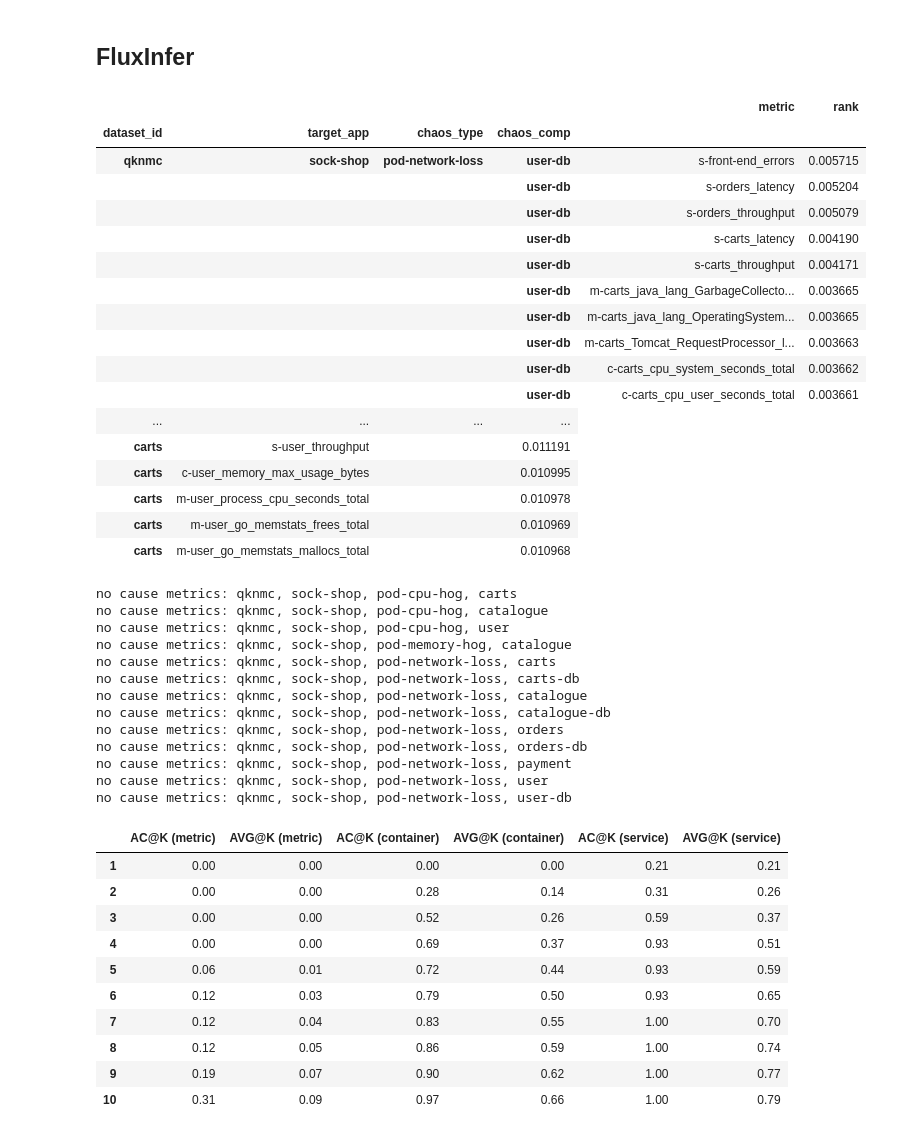
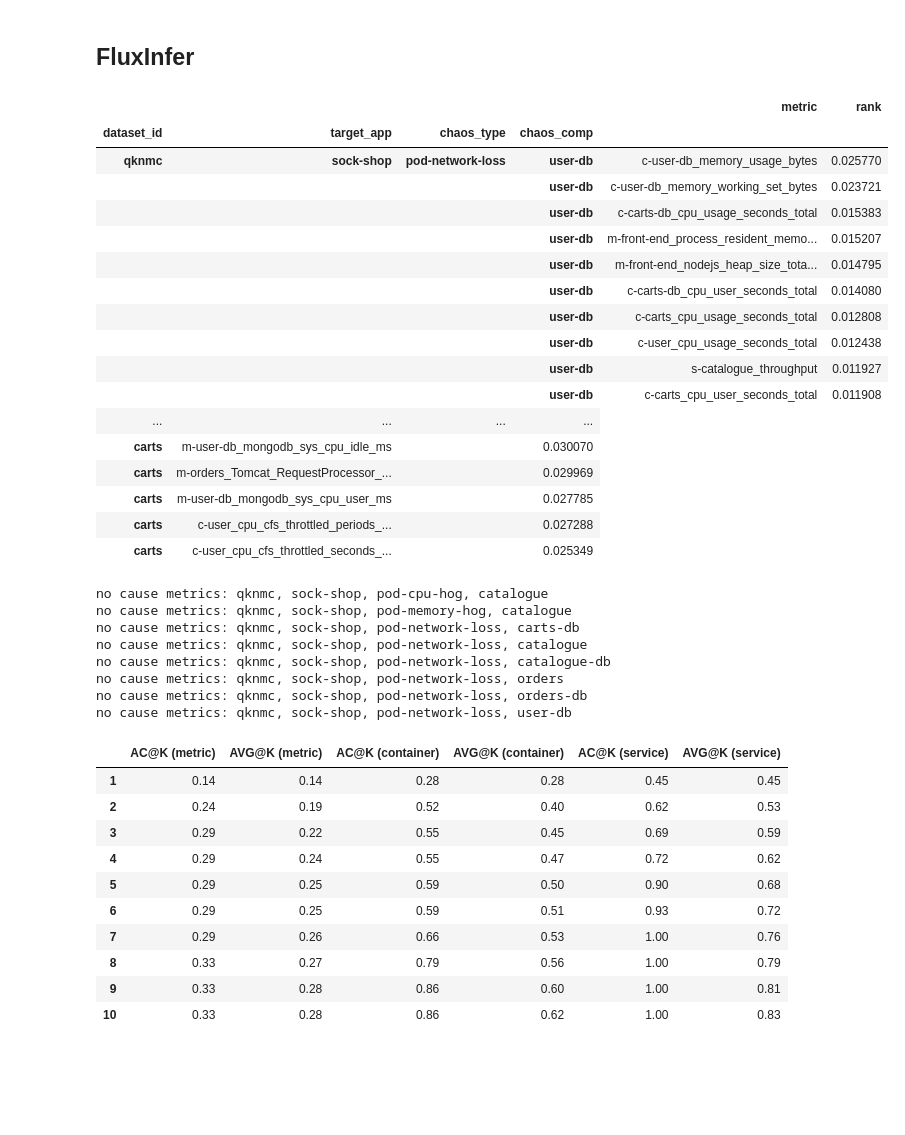
Before and after one commit to XuRepository/meltria-analyzer, a Jupyter notebook: notebooks/fluxinfer_rca2_sockshop.ipynb, the cells around one changed output. Saved outputs shown, nothing was run; the diff lists cells and outputs as text; code cells hidden in the pictures; blank space fills up the shorter version.

```diff
--- a/notebooks/fluxinfer_rca2_sockshop.ipynb
+++ b/notebooks/fluxinfer_rca2_sockshop.ipynb
@@ -84,32 +84,32 @@ prs = joblib.Parallel(n_jobs=-1)(joblib.delayed(nx.pagerank)(wudg, alpha=0.85) f
 # %%
 _records = []
 for pr, (record, _, _, _) in zip(prs, datasets_fluxrank_max_cluster):
-    for metric_name, rank in  pr.items():
-        _records.append((DATASET_ID, record.target_app(), record.chaos_type(), record.chaos_comp(), str(metric_name), rank))
+    for metric_name, rank in pr.items():
+        _records.append((DATASET_ID, record.target_app(), record.chaos_type(), record.chaos_comp(), str(metric_name), record.data_df[str(metric_name)].values, rank))
 
-ranked_df = pd.DataFrame(_records, columns=["dataset_id", "target_app", "chaos_type", "chaos_comp", "metric", "rank"])
-sorted_results_df = ranked_df.query("not metric.str.startswith('n-')", engine='python').sort_values(["dataset_id", "target_app", "chaos_type", "chaos_comp", "rank"], ascending=False).groupby(["dataset_id", "target_app", "chaos_type", "chaos_comp"])
+ranked_df = pd.DataFrame(_records, columns=["dataset_id", "target_app", "chaos_type", "chaos_comp", "metric", "time_series", "rank"])
+sorted_results_df = ranked_df.query("not metric.str.startswith('n-')", engine='python').loc[:, ranked_df.columns != "time_series"].dropna(subset=["rank"]).sort_values(["dataset_id", "target_app", "chaos_type", "chaos_comp", "rank"], ascending=False).groupby(["dataset_id", "target_app", "chaos_type", "chaos_comp"])
 with pd.option_context("display.max_rows", None, "display.max_columns", None, "display.max_colwidth", None):
     display(sorted_results_df.head(n=10).set_index(["dataset_id", "target_app", "chaos_type", "chaos_comp"]))
 # %% [output]
 |  |  |  |  | metric | rank |
 | dataset_id | target_app | chaos_type | chaos_comp |  |  |
-| qknmc | sock-shop | pod-network-loss | user-db | s-front-end_errors | 0.005715 |
-|  |  |  | user-db | s-orders_latency | 0.005204 |
-|  |  |  | user-db | s-orders_throughput | 0.005079 |
-|  |  |  | user-db | s-carts_latency | 0.004190 |
-|  |  |  | user-db | s-carts_throughput | 0.004171 |
-|  |  |  | user-db | m-carts_java_lang_GarbageCollecto... | 0.003665 |
-|  |  |  | user-db | m-carts_java_lang_OperatingSystem... | 0.003665 |
-|  |  |  | user-db | m-carts_Tomcat_RequestProcessor_l... | 0.003663 |
-|  |  |  | user-db | c-carts_cpu_system_seconds_total | 0.003662 |
-|  |  |  | user-db | c-carts_cpu_user_seconds_total | 0.003661 |
+| qknmc | sock-shop | pod-network-loss | user-db | c-user-db_memory_usage_bytes | 0.025770 |
+|  |  |  | user-db | c-user-db_memory_working_set_bytes | 0.023721 |
+|  |  |  | user-db | c-carts-db_cpu_usage_seconds_total | 0.015383 |
+|  |  |  | user-db | m-front-end_process_resident_memo... | 0.015207 |
+|  |  |  | user-db | m-front-end_nodejs_heap_size_tota... | 0.014795 |
+|  |  |  | user-db | c-carts-db_cpu_user_seconds_total | 0.014080 |
+|  |  |  | user-db | c-carts_cpu_usage_seconds_total | 0.012808 |
+|  |  |  | user-db | c-user_cpu_usage_seconds_total | 0.012438 |
+|  |  |  | user-db | s-catalogue_throughput | 0.011927 |
+|  |  |  | user-db | c-carts_cpu_user_seconds_total | 0.011908 |
 | ... | ... | ... | ... |
-| carts | s-user_throughput |  | 0.011191 |
-| carts | c-user_memory_max_usage_bytes |  | 0.010995 |
-| carts | m-user_process_cpu_seconds_total |  | 0.010978 |
-| carts | m-user_go_memstats_frees_total |  | 0.010969 |
-| carts | m-user_go_memstats_mallocs_total |  | 0.010968 |
+| carts | m-user-db_mongodb_sys_cpu_idle_ms |  | 0.030070 |
+| carts | m-orders_Tomcat_RequestProcessor_... |  | 0.029969 |
+| carts | m-user-db_mongodb_sys_cpu_user_ms |  | 0.027785 |
+| carts | c-user_cpu_cfs_throttled_periods_... |  | 0.027288 |
+| carts | c-user_cpu_cfs_throttled_seconds_... |  | 0.025349 |
 # %%
 from itertools import chain
 
@@ -200,27 +200,22 @@ with pd.option_context("display.max_rows", None, "display.max_columns", None, "d
         ], axis=1)
     )
 # %% [output]
-no cause metrics: qknmc, sock-shop, pod-cpu-hog, carts
 no cause metrics: qknmc, sock-shop, pod-cpu-hog, catalogue
-no cause metrics: qknmc, sock-shop, pod-cpu-hog, user
 no cause metrics: qknmc, sock-shop, pod-memory-hog, catalogue
-no cause metrics: qknmc, sock-shop, pod-network-loss, carts
 no cause metrics: qknmc, sock-shop, pod-network-loss, carts-db
 no cause metrics: qknmc, sock-shop, pod-network-loss, catalogue
 no cause metrics: qknmc, sock-shop, pod-network-loss, catalogue-db
 no cause metrics: qknmc, sock-shop, pod-network-loss, orders
 no cause metrics: qknmc, sock-shop, pod-network-loss, orders-db
-no cause metrics: qknmc, sock-shop, pod-network-loss, payment
-no cause metrics: qknmc, sock-shop, pod-network-loss, user
 no cause metrics: qknmc, sock-shop, pod-network-loss, user-db
 |  | AC@K (metric) | AVG@K (metric) | AC@K (container) | AVG@K (container) | AC@K (service) | AVG@K (service) |
-| 1 | 0.00 | 0.00 | 0.00 | 0.00 | 0.21 | 0.21 |
-| 2 | 0.00 | 0.00 | 0.28 | 0.14 | 0.31 | 0.26 |
-| 3 | 0.00 | 0.00 | 0.52 | 0.26 | 0.59 | 0.37 |
-| 4 | 0.00 | 0.00 | 0.69 | 0.37 | 0.93 | 0.51 |
-| 5 | 0.06 | 0.01 | 0.72 | 0.44 | 0.93 | 0.59 |
-| 6 | 0.12 | 0.03 | 0.79 | 0.50 | 0.93 | 0.65 |
-| 7 | 0.12 | 0.04 | 0.83 | 0.55 | 1.00 | 0.70 |
-| 8 | 0.12 | 0.05 | 0.86 | 0.59 | 1.00 | 0.74 |
-| 9 | 0.19 | 0.07 | 0.90 | 0.62 | 1.00 | 0.77 |
-| 10 | 0.31 | 0.09 | 0.97 | 0.66 | 1.00 | 0.79 |
+| 1 | 0.14 | 0.14 | 0.28 | 0.28 | 0.45 | 0.45 |
+| 2 | 0.24 | 0.19 | 0.52 | 0.40 | 0.62 | 0.53 |
+| 3 | 0.29 | 0.22 | 0.55 | 0.45 | 0.69 | 0.59 |
+| 4 | 0.29 | 0.24 | 0.55 | 0.47 | 0.72 | 0.62 |
+| 5 | 0.29 | 0.25 | 0.59 | 0.50 | 0.90 | 0.68 |
+| 6 | 0.29 | 0.25 | 0.59 | 0.51 | 0.93 | 0.72 |
+| 7 | 0.29 | 0.26 | 0.66 | 0.53 | 1.00 | 0.76 |
+| 8 | 0.33 | 0.27 | 0.79 | 0.56 | 1.00 | 0.79 |
+| 9 | 0.33 | 0.28 | 0.86 | 0.60 | 1.00 | 0.81 |
+| 10 | 0.33 | 0.28 | 0.86 | 0.62 | 1.00 | 0.83 |
```
Also changed, not shown: parts of 8 cells of this notebook.
